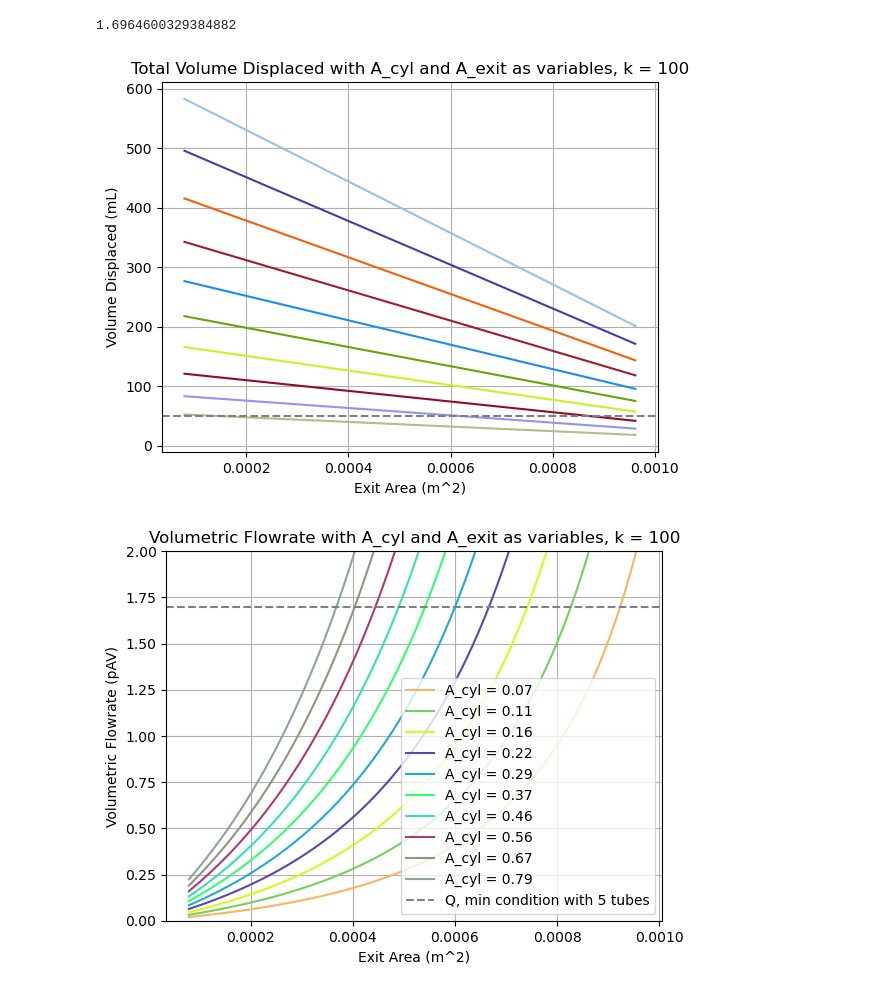
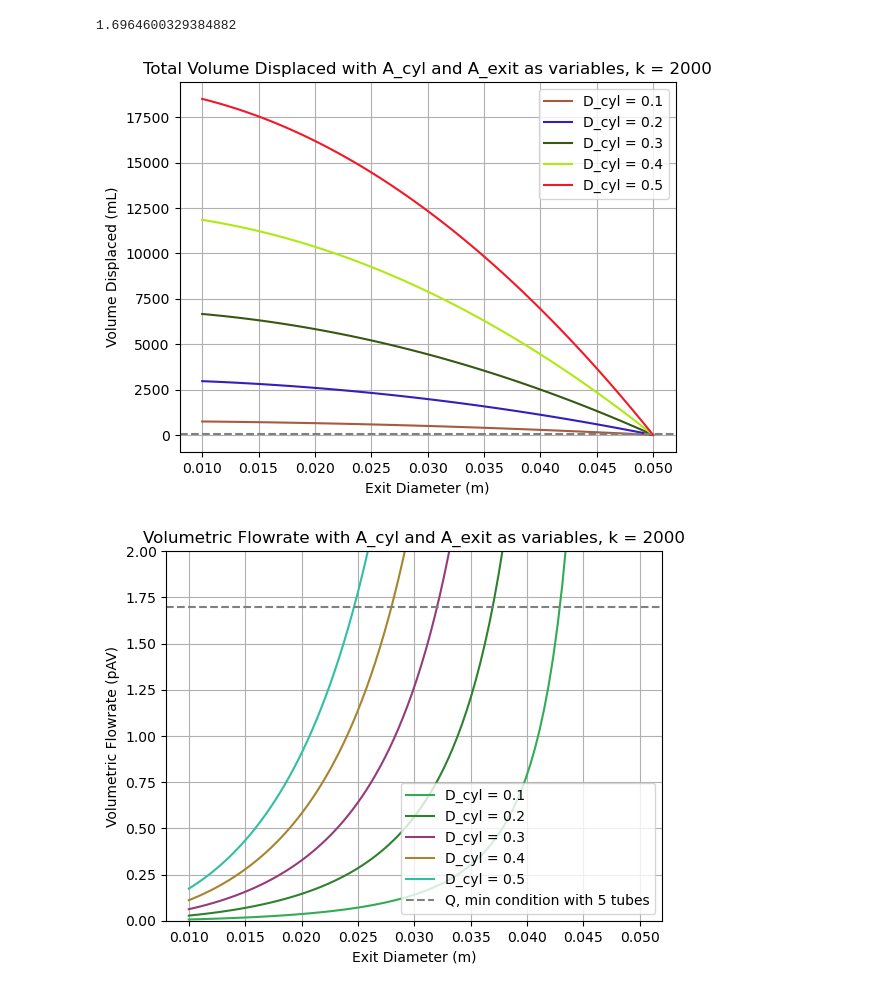
Before and after one commit to keroshanpillay/WeSuckOnWounds, a Jupyter notebook: retro_init_calcs.ipynb, the cells around one changed output. Drawn from its saved outputs; the diff is of its cells as text; code cells hidden in the pictures.

```diff
--- a/retro_init_calcs.ipynb
+++ b/retro_init_calcs.ipynb
@@ -53,20 +52,20 @@ plt.grid()
 # %%
 #Pressure needed at syringe exit
 
-p_min = 5500
-p_max = 7000
+p_min = 100000
+p_max = 200000
 
 
 #Spring
-k = 50
+k = 2000
 x = np.linspace(0, 0.1, 100) #0.1 meter syringe pullback
 
 #Syringe Details
-r = 0.075/2 #m
+r = 0.4/2 #m
 A_cyl_body = np.pi * r**2 #m^2
 
 #Exit conditions
-r_exit = 0.02/2 #m
+r_exit = 0.0275/2 #m
 A_exit = np.pi * r_exit**2 #m^2
 f_min = p_min * A_exit
 f_max = p_max * A_exit
@@ -103,11 +102,8 @@ ax.axhline(y=f_min, color='grey', linestyle='--', label='F_exit_min = '+str(p_mi
 ax.axhline(y=f_vac, color='green', linestyle='--', label='F_vac = '+str(round(f_vac,2))+'N')
 plt.xlabel('Syringe Pullback (m)')
 plt.ylabel('Force (N)')
-plt.title('Force vs Syringe Pullback (Spring). Cylinder Area = '+str(round(A_cyl_body*100,2))+'cm^2. Exit Area = '+str(round(A_exit*100,2))+'cm^2')
+plt.title('Force vs Syringe Pullback (Spring). Cylinder D = '+str(round(r*2*100,2))+'cm. Exit D = '+str(round(2*r_exit*100,2))+'cm')
 plt.legend()
 ax.grid()
 plt.show()
-
-
-#Volum
 # %% [output]
@@ -165,20 +161,20 @@ deltaT = (0.5*k*(x_max-x_min)**2)/f_vac
 # %%
 #Pressure needed at syringe exit
 
-p_min = 5500
-p_max = 7000
+p_min = 100000
+p_max = 100000
 
 
 #Spring
-k = 100
+k = 2000
 x = np.linspace(0, 0.1, 100) #0.1 meter syringe pullback
 
 #Syringe Details
-r = np.linspace(0.03,0.1,10)/2 #m
+r = np.linspace(0.1,0.5,5)/2 #m
 A_cyl_body = np.pi * r**2 #m^2
 
 #Exit conditions
-r_exit = np.linspace(0.01,0.035,100)/2 #m
+r_exit = np.linspace(0.01,0.05,100)/2 #m
 A_exit = np.pi * r_exit**2 #m^2
 f_min = p_min * A_exit
 f_max = p_max * A_exit
@@ -197,41 +193,49 @@ v_flesh = 12
 n_tubes = 5
 Q_min = v_flesh * np.pi * 0.003**2 * rho_saline * 5
 
+
+
 fig, ax = plt.subplots()
 fig, ax2 = plt.subplots()
 for A_cyl_body in A_cyl_body:
 
     f_vac = p_vac*A_cyl_body
-
     #Volumetric flow rate conditions
     #The total time can be calculated via conservation of energy
     # That is, F_vac*deltaT = 1/2 * k * x^2 -> deltaT = ...
     deltaT = (0.5*k*(x_max-x_min)**2)/f_vac
     v_ave = max(x)/(deltaT)
     Q = v_ave*A_exit*rho_saline
-    ax2.plot(A_exit, Q,label = 'A_cyl = '+str(round(100*A_cyl_body,2)), c=np.random.rand(3,))
+    ax2.plot(2*np.sqrt(A_exit/np.pi), Q,label = 'D_cyl = '+str(round(2*np.sqrt(A_cyl_body/np.pi),3)), c=np.random.rand(3,))
+
     volume_displaced = A_cyl_body*(x_max-x_min)*10**6 #mL
-    ax.plot(A_exit, volume_displaced, label = 'A_cyl = '+str(round(100*A_cyl_body,2)), c=np.random.rand(3,))
+    ax.plot(2*np.sqrt(A_exit/np.pi), volume_displaced, label = 'D_cyl = '+str(2*round(np.sqrt(A_cyl_body/np.pi),3)), c=np.random.rand(3,))
+    ax.legend()
 
-ax.set_xlabel('Exit Area (m^2)')
+
+ax.set_xlabel('Exit Diameter (m)')
 ax.set_ylabel('Volume Displaced (mL)')
 ax.axhline(y=50, color='grey', linestyle='--', label='50mL, min condition')
 ax.set_title('Total Volume Displaced with A_cyl and A_exit as variables, k = '+str(k))
 
+
 ax.grid()
 
 
-ax2.set_xlabel('Exit Area (m^2)')
+ax2.set_xlabel('Exit Diameter (m)')
 ax2.set_ylabel('Volumetric Flowrate (pAV)')
 ax2.axhline(y=Q_min, color='grey', linestyle='--', label='Q, min condition with ' + str(n_tubes) + ' tubes')
 print(Q_min)
 ax2.set_title('Volumetric Flowrate with A_cyl and A_exit as variables, k = '+str(k))
 ax2.grid()
 ax2.set_ylim(0,2)
+ax2.legend(loc='lower right')
 
-plt.legend()
+# plt.ticklabel_format(style='sci', axis='x', scilimits=(0,0))
+
+
 plt.show()
 # %% [output]
 1.6964600329384882
-[figure, old version]
+[figure, new version]
-[figure, old version]
+[figure, new version]
```
Also changed, not shown: parts of 3 cells of this notebook.
